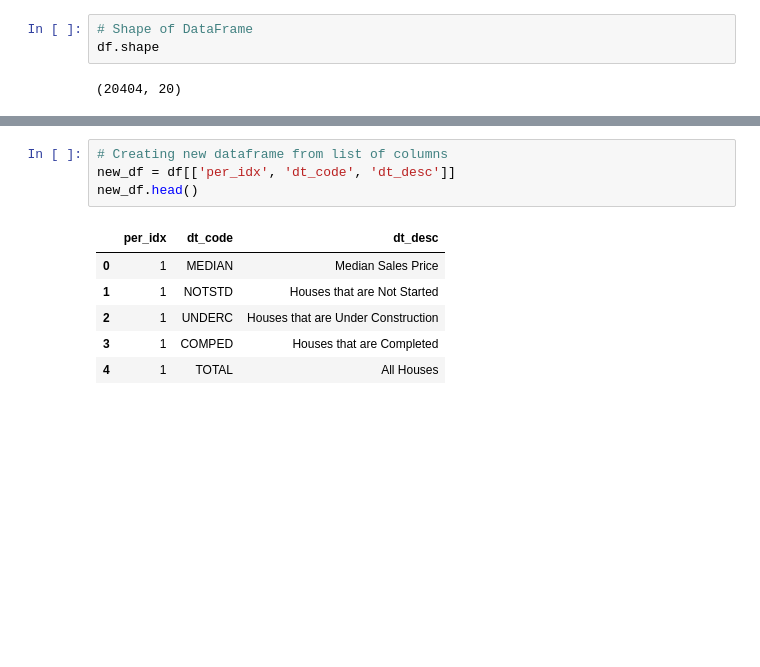
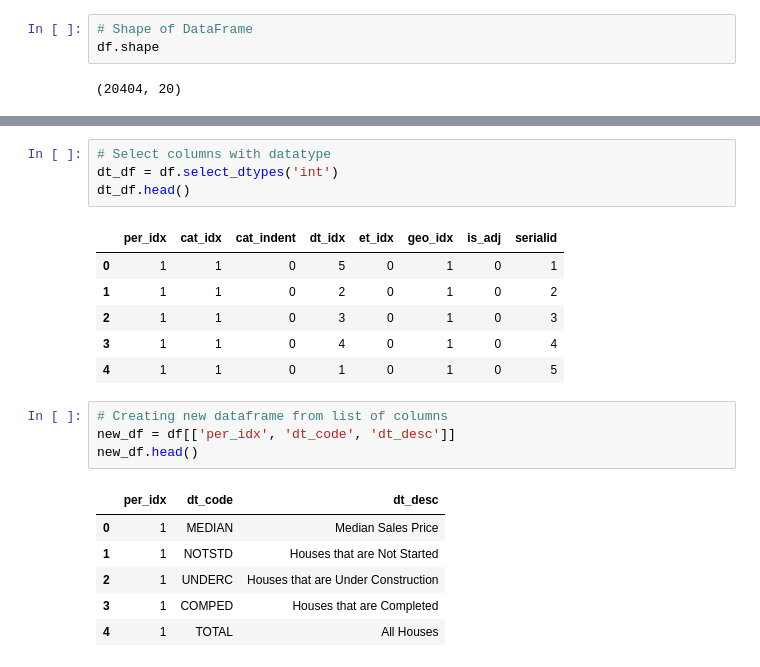
Before and after one commit to Kdotseth7/DSA-python, a Jupyter notebook: data_manipulation/data_manipulation.ipynb, the cells around one changed output, grey strips where cells are left out. Saved outputs shown, nothing was run; the diff lists cells and outputs as text; blank space fills up the shorter version.

```diff
--- a/data_manipulation/data_manipulation.ipynb
+++ b/data_manipulation/data_manipulation.ipynb
@@ -75,3 +86,14 @@ df.head()
+# %%
+# Select columns with datatype
+dt_df = df.select_dtypes('int')
+dt_df.head()
+# %% [output]
+|  | per_idx | cat_idx | cat_indent | dt_idx | et_idx | geo_idx | is_adj | serialid |
+| 0 | 1 | 1 | 0 | 5 | 0 | 1 | 0 | 1 |
+| 1 | 1 | 1 | 0 | 2 | 0 | 1 | 0 | 2 |
+| 2 | 1 | 1 | 0 | 3 | 0 | 1 | 0 | 3 |
+| 3 | 1 | 1 | 0 | 4 | 0 | 1 | 0 | 4 |
+| 4 | 1 | 1 | 0 | 1 | 0 | 1 | 0 | 5 |
 # %%
 # Creating new dataframe from list of columns
 new_df = df[['per_idx', 'dt_code', 'dt_desc']]
```
Also changed, not shown: parts of 16 cells of this notebook, 2 other files.
